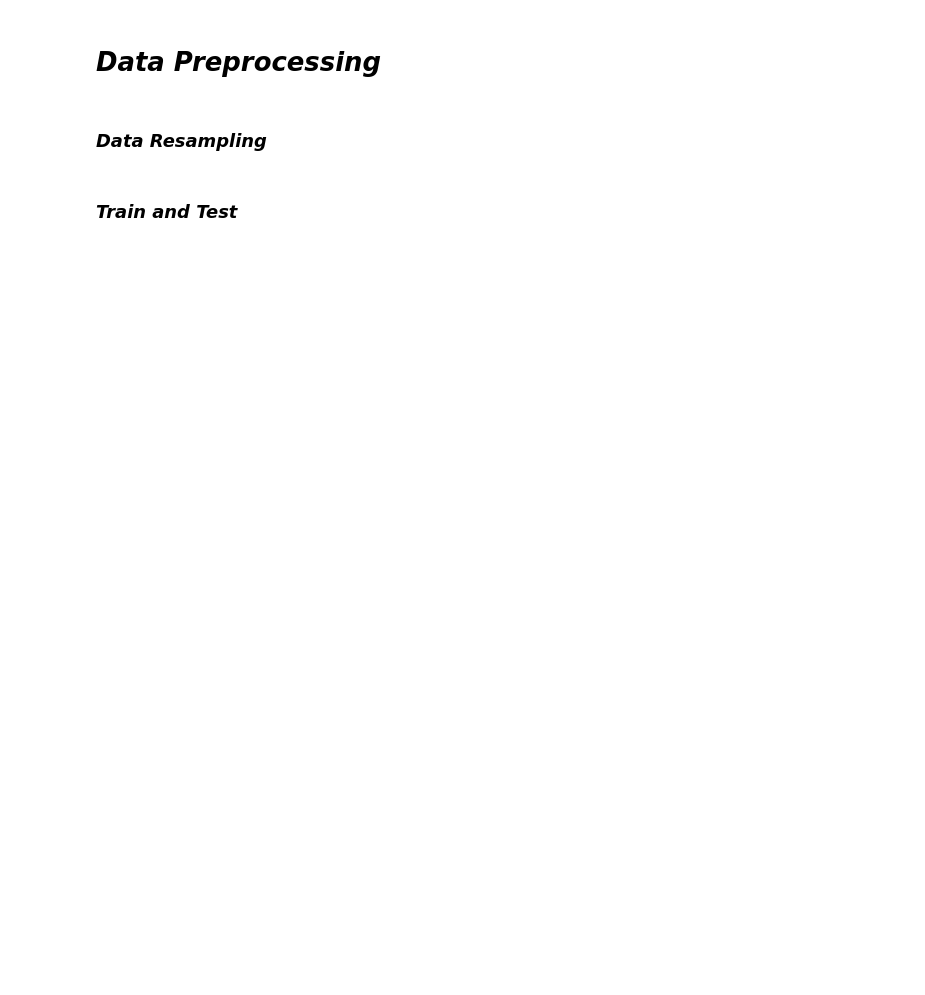
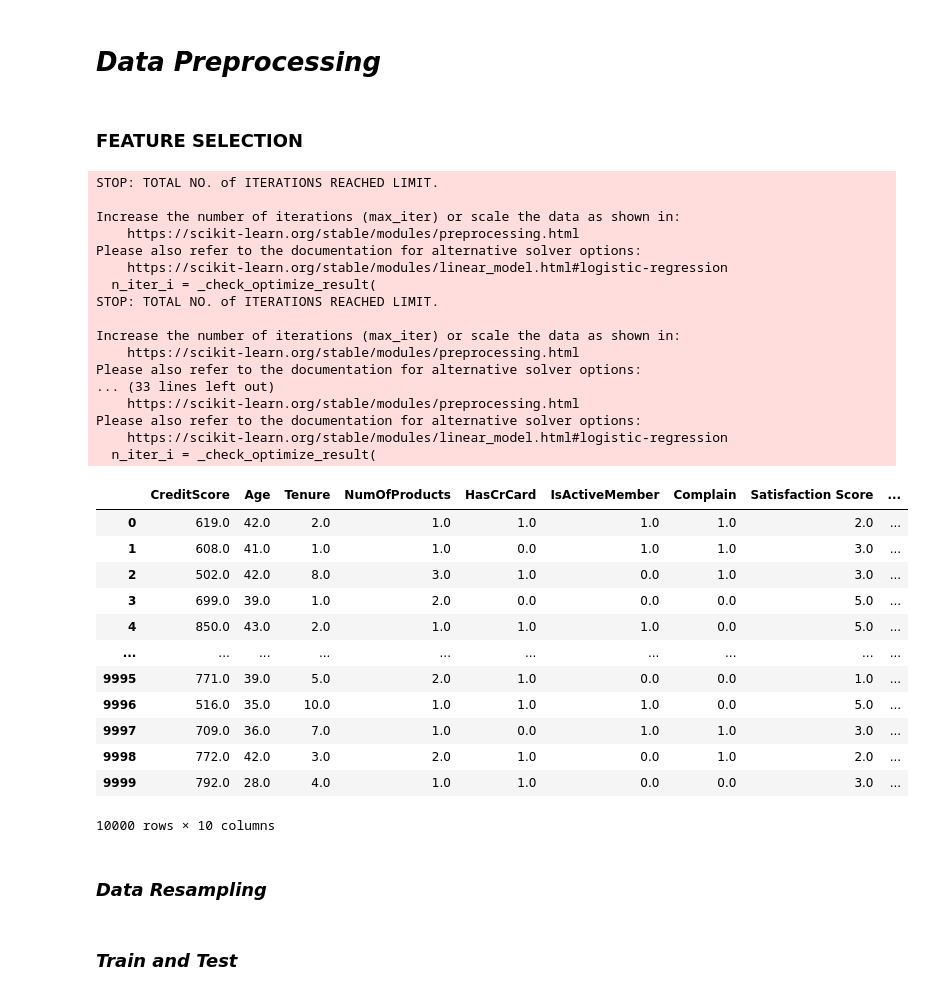
Before and after one commit to AliGreo/work-projects, a Jupyter notebook: churn_dataset.ipynb, the cells around one changed output. Drawn from its saved outputs; the diff is of its cells as text; code cells hidden in the pictures; blank space fills up the shorter version.

```diff
--- a/churn_dataset.ipynb
+++ b/churn_dataset.ipynb
@@ -157,3 +157,5 @@ plt.show()
 # %%
 features = data_new.drop('Exited', axis=1)
 target = data_new['Exited']
+# %% [markdown]
+### FEATURE SELECTION
@@ -160,3 +164,41 @@ target = data_new['Exited']
+# %%
+from sklearn.feature_selection import VarianceThreshold, SelectKBest, RFE, SelectFromModel, SequentialFeatureSelector
+from sklearn.linear_model import LogisticRegression
+
+selectfrommodel = SequentialFeatureSelector(LogisticRegression(max_iter=1000), n_features_to_select='auto').set_output(transform='pandas')
+
+selectfrommodel.fit_transform(features, target)
+# %% [output]
+STOP: TOTAL NO. of ITERATIONS REACHED LIMIT.
+
+Increase the number of iterations (max_iter) or scale the data as shown in:
+    https://scikit-learn.org/stable/modules/preprocessing.html
+Please also refer to the documentation for alternative solver options:
+    https://scikit-learn.org/stable/modules/linear_model.html#logistic-regression
+  n_iter_i = _check_optimize_result(
+STOP: TOTAL NO. of ITERATIONS REACHED LIMIT.
+
+Increase the number of iterations (max_iter) or scale the data as shown in:
+    https://scikit-learn.org/stable/modules/preprocessing.html
+Please also refer to the documentation for alternative solver options:
+... (33 lines left out)
+    https://scikit-learn.org/stable/modules/preprocessing.html
+Please also refer to the documentation for alternative solver options:
+    https://scikit-learn.org/stable/modules/linear_model.html#logistic-regression
+  n_iter_i = _check_optimize_result(
+|  | CreditScore | Age | Tenure | NumOfProducts | HasCrCard | IsActiveMember | Complain | Satisfaction Score | ... |
+| 0 | 619.0 | 42.0 | 2.0 | 1.0 | 1.0 | 1.0 | 1.0 | 2.0 | ... |
+| 1 | 608.0 | 41.0 | 1.0 | 1.0 | 0.0 | 1.0 | 1.0 | 3.0 | ... |
+| 2 | 502.0 | 42.0 | 8.0 | 3.0 | 1.0 | 0.0 | 1.0 | 3.0 | ... |
+| 3 | 699.0 | 39.0 | 1.0 | 2.0 | 0.0 | 0.0 | 0.0 | 5.0 | ... |
+| 4 | 850.0 | 43.0 | 2.0 | 1.0 | 1.0 | 1.0 | 0.0 | 5.0 | ... |
+| ... | ... | ... | ... | ... | ... | ... | ... | ... | ... |
+| 9995 | 771.0 | 39.0 | 5.0 | 2.0 | 1.0 | 0.0 | 0.0 | 1.0 | ... |
+| 9996 | 516.0 | 35.0 | 10.0 | 1.0 | 1.0 | 1.0 | 0.0 | 5.0 | ... |
+| 9997 | 709.0 | 36.0 | 7.0 | 1.0 | 0.0 | 1.0 | 1.0 | 3.0 | ... |
+| 9998 | 772.0 | 42.0 | 3.0 | 2.0 | 1.0 | 0.0 | 1.0 | 2.0 | ... |
+| 9999 | 792.0 | 28.0 | 4.0 | 1.0 | 1.0 | 0.0 | 0.0 | 3.0 | ... |
+10000 rows × 10 columns
 # %% [markdown]
 ### *Data Resampling*
 # %%
```
Also changed, not shown: parts of 18 cells of this notebook.
